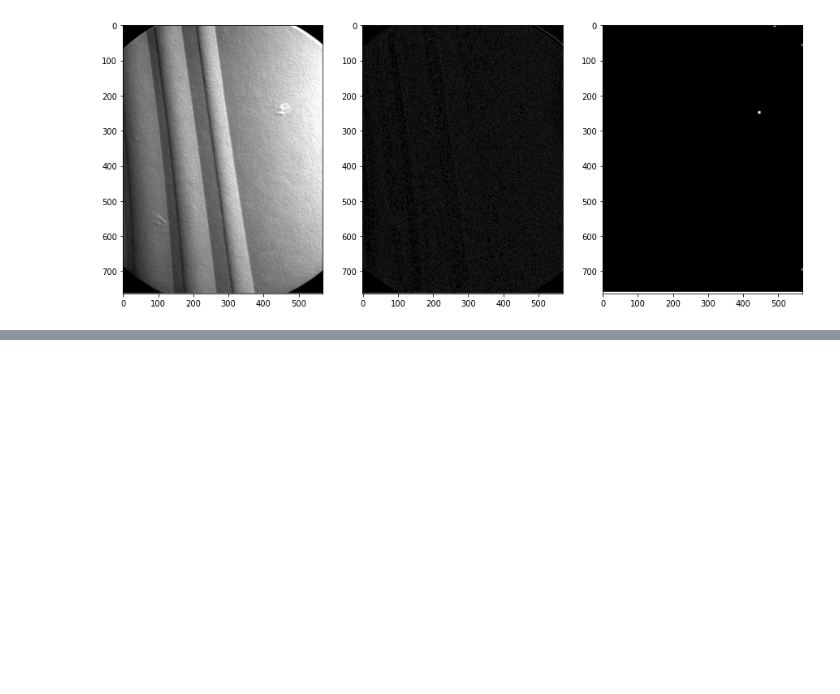
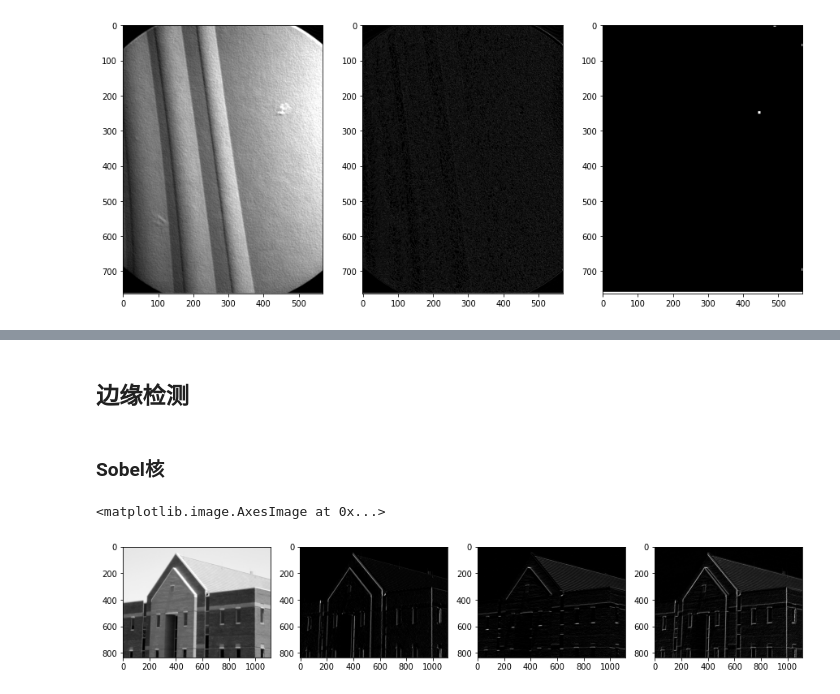
Before and after one commit to lizhuomao/Digital-Image-Processing, a Jupyter notebook: 图像分割/imagesegmentation.ipynb, the cells around one changed output, grey strips where cells are left out. Cells and saved outputs as stored; diff of their text form; code cells hidden in the pictures; blank space fills up the shorter version.

```diff
--- a/图像分割/imagesegmentation.ipynb
+++ b/图像分割/imagesegmentation.ipynb
@@ -26,0 +47,24 @@ axe[2].imshow(r_img, cmap = 'gray')
+# %% [markdown]
+## 边缘检测
+# %% [markdown]
+### Sobel核
+# %%
+_, axe = plt.subplots(1, 4, figsize = (15, 8))
+
+img = cv.imread('./image/Fig1016(a)(building_original).tif', cv.IMREAD_GRAYSCALE)
+
+#平滑处理
+img = cv.blur(img, (5, 5))
+axe[0].imshow(img, cmap = 'gray')
+
+img_gx = cv.Sobel(img, -1, 1, 0)
+axe[1].imshow(img_gx, cmap = 'gray')
+
+img_gy = cv.Sobel(img, -1, 0, 1)
+axe[2].imshow(img_gy, cmap = 'gray')
+
+img_gxy = np.abs(img_gx) + np.abs(img_gy)
+axe[3].imshow(img_gxy, cmap = 'gray')
+# %% [output]
+<matplotlib.image.AxesImage at 0x...>
+[figure, added]
```
Also changed, not shown: parts of 6 cells of this notebook, 3 other files.
